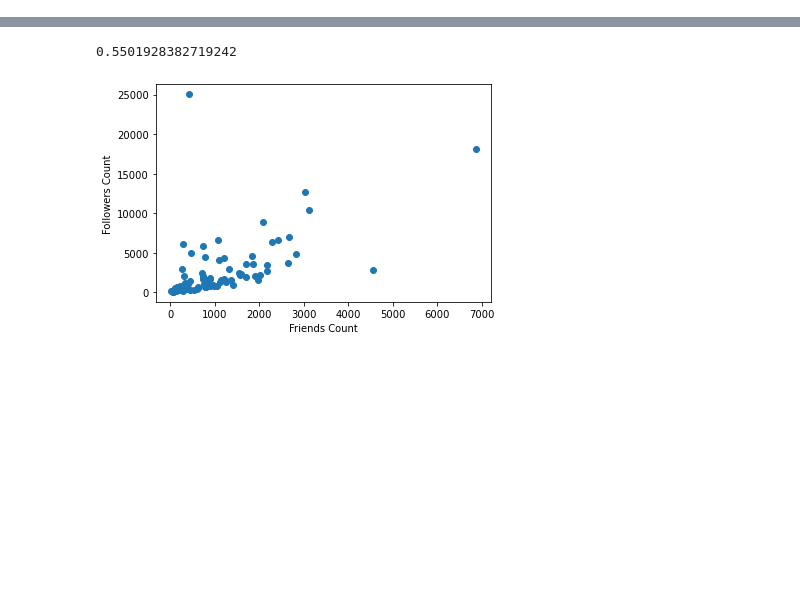
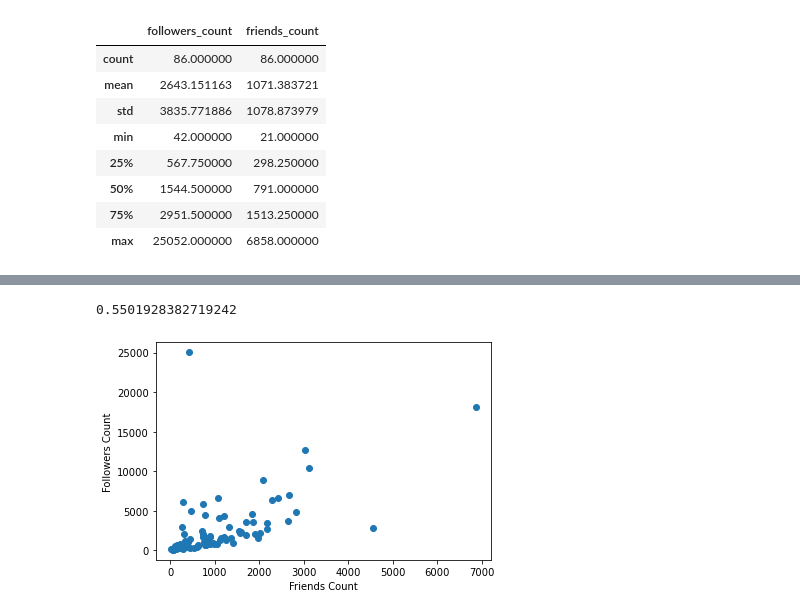
Before and after one commit to douglas-thoms/Datathon-2021-10-16, a Jupyter notebook: npo_twitter_eda.ipynb, the cells around one changed output, grey strips where cells are left out. Cells and saved outputs as stored; diff of their text form; code cells hidden in the pictures; blank space fills up the shorter version.

```diff
--- a/npo_twitter_eda.ipynb
+++ b/npo_twitter_eda.ipynb
@@ -14,3 +14,16 @@ org_profile = pd.read_csv('../Data/organization_profiles.csv')
 tweets1 = pd.read_csv('../Data/tweets_all_revised2.csv')
 
 # tweets2 = pd.read_excel('../Data/tweets_all_revised2.xlsx') # Not necessary
+# %%
+# Summary stats of organizations followers and friends
+org_profile[['followers_count', 'friends_count']].describe()
+# %% [output]
+|  | followers_count | friends_count |
+| count | 86.000000 | 86.000000 |
+| mean | 2643.151163 | 1071.383721 |
+| std | 3835.771886 | 1078.873979 |
+| min | 42.000000 | 21.000000 |
+| 25% | 567.750000 | 298.250000 |
+| 50% | 1544.500000 | 791.000000 |
+| 75% | 2951.500000 | 1513.250000 |
+| max | 25052.000000 | 6858.000000 |
```
Also changed, not shown: parts of 7 cells of this notebook.
